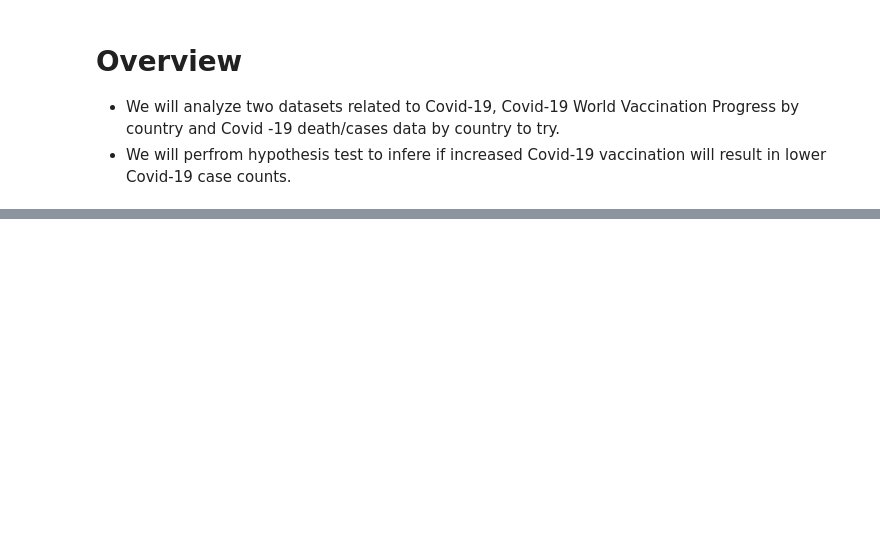
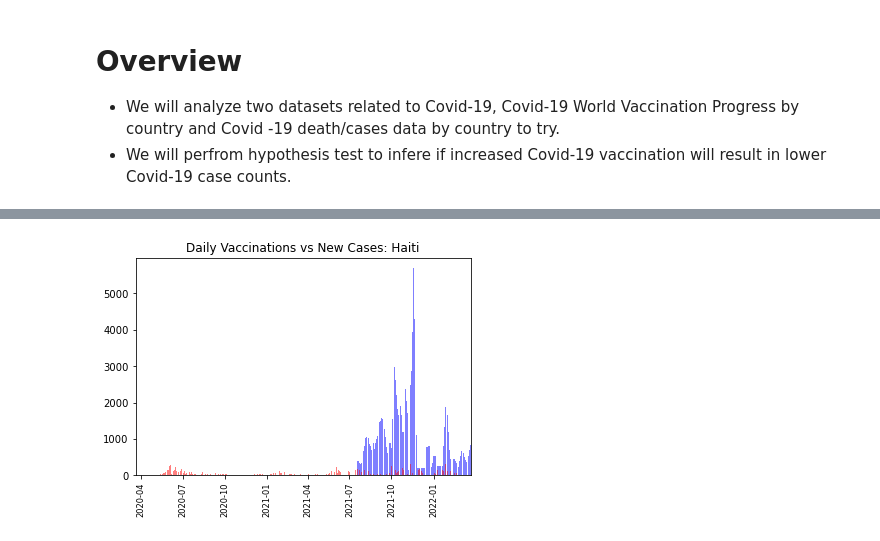
Before and after one commit to oiwuoni/group-3-bootcamp-project-1-repo, a Jupyter notebook: Covid-19_Cases_Vaccination.ipynb, the cells around one changed output, grey strips where cells are left out. Saved outputs shown, nothing was run; the diff lists cells and outputs as text; code cells hidden in the pictures; blank space fills up the shorter version.

```diff
--- a/Covid-19_Cases_Vaccination.ipynb
+++ b/Covid-19_Cases_Vaccination.ipynb
@@ -107,0 +214,15 @@ plt.scatter(isreal_df['date'], isreal_df['daily_vaccinations'], color='b', alpha
+# %%
+#Create Dataframes for countries with most cases per hundred
+HTI_df = merge_df.loc[merge_df['iso_code'] == 'HTI']
+COD_df = merge_df.loc[merge_df['iso_code'] == 'COD']
+BDI_df = merge_df.loc[merge_df['iso_code'] == 'BDI']
+# %%
+#Create Bar Chart for Haiti
+plt.bar(HTI_df['date'], HTI_df['daily_vaccinations'], color='b', alpha=0.5)
+plt.bar(HTI_df['date'], HTI_df['new_cases'], color='r', alpha=0.5)
+plt.xlim(HTI_df['date'].min(), HTI_df['date'].max())
+plt.xticks(rotation=90, fontweight='light',  fontsize='small')
+plt.title("Daily Vaccinations vs New Cases: Haiti")
+plt.show()
+# %% [output]
+[figure, added]
```
Also changed, not shown: parts of 23 cells of this notebook.
